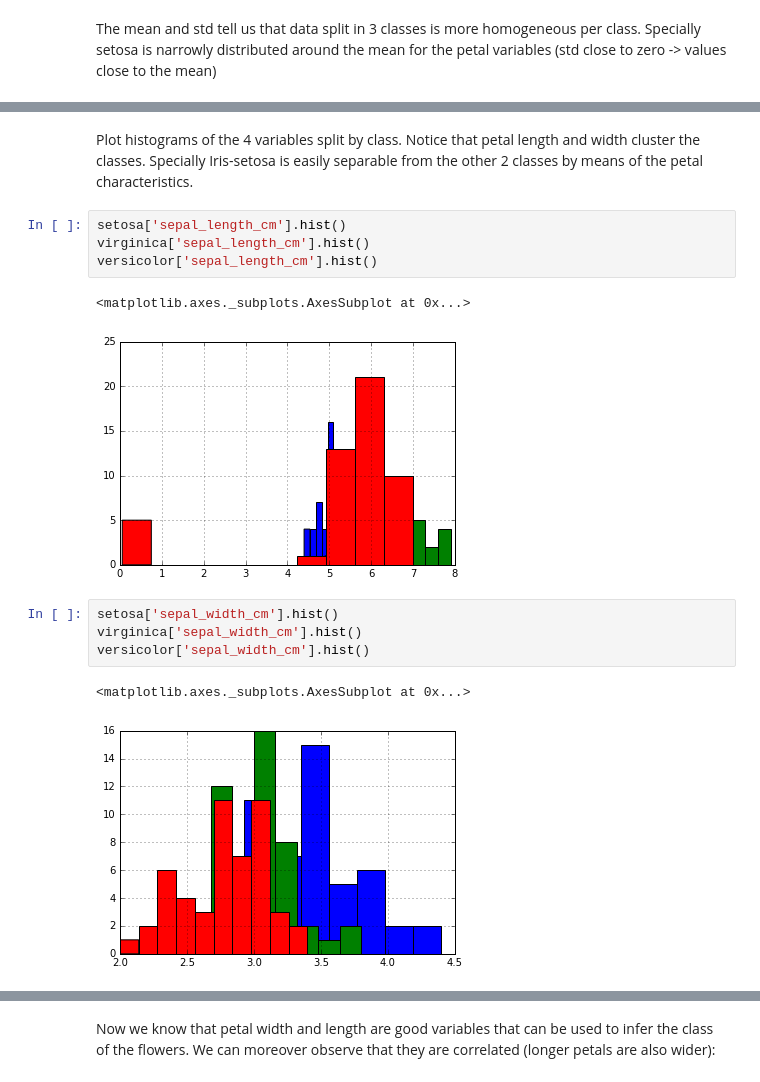
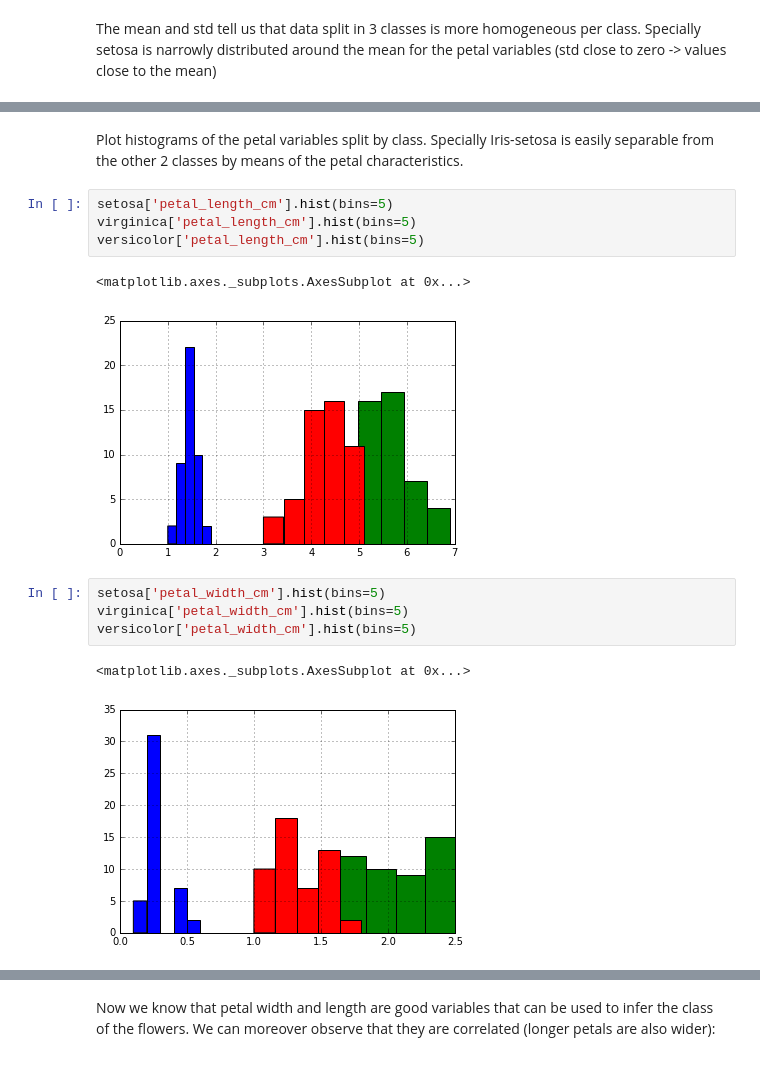
Before and after one commit to inkandswitch/livebook, a Jupyter notebook: sample-notebooks/iris_data.ipynb, the cells around one changed output, grey strips where cells are left out. Saved outputs shown, nothing was run; the diff lists cells and outputs as text.

```diff
--- a/sample-notebooks/iris_data.ipynb
+++ b/sample-notebooks/iris_data.ipynb
@@ -144,16 +125,16 @@ virginica.describe().loc[['mean', 'std']]
 # %% [markdown]
-Plot histograms of the 4 variables split by class. Notice that petal length and width cluster the classes. Specially Iris-setosa is easily separable from the other 2 classes by means of the petal characteristics.
+Plot histograms of the petal variables split by class. Specially Iris-setosa is easily separable from the other 2 classes by means of the petal characteristics.
 # %%
-setosa['sepal_length_cm'].hist()
-virginica['sepal_length_cm'].hist()
-versicolor['sepal_length_cm'].hist()
+setosa['petal_length_cm'].hist(bins=5)
+virginica['petal_length_cm'].hist(bins=5)
+versicolor['petal_length_cm'].hist(bins=5)
 # %% [output]
 <matplotlib.axes._subplots.AxesSubplot at 0x...>
-[figure, old version]
+[figure, new version]
 # %%
-setosa['sepal_width_cm'].hist()
-virginica['sepal_width_cm'].hist()
-versicolor['sepal_width_cm'].hist()
+setosa['petal_width_cm'].hist(bins=5)
+virginica['petal_width_cm'].hist(bins=5)
+versicolor['petal_width_cm'].hist(bins=5)
 # %% [output]
 <matplotlib.axes._subplots.AxesSubplot at 0x...>
-[figure, old version]
+[figure, new version]
```
Also changed, not shown: parts of 18 cells of this notebook, 1 other file.
